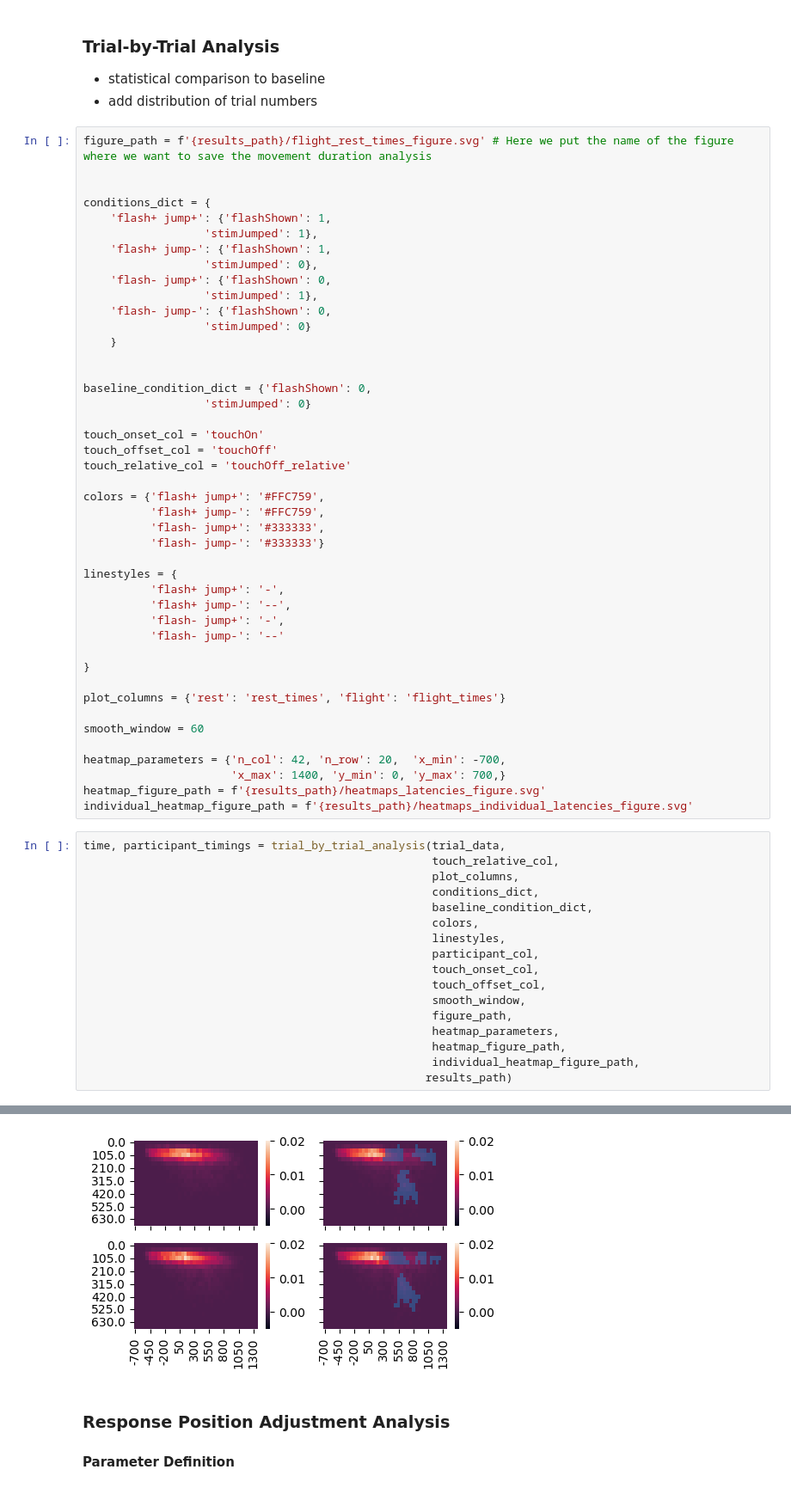
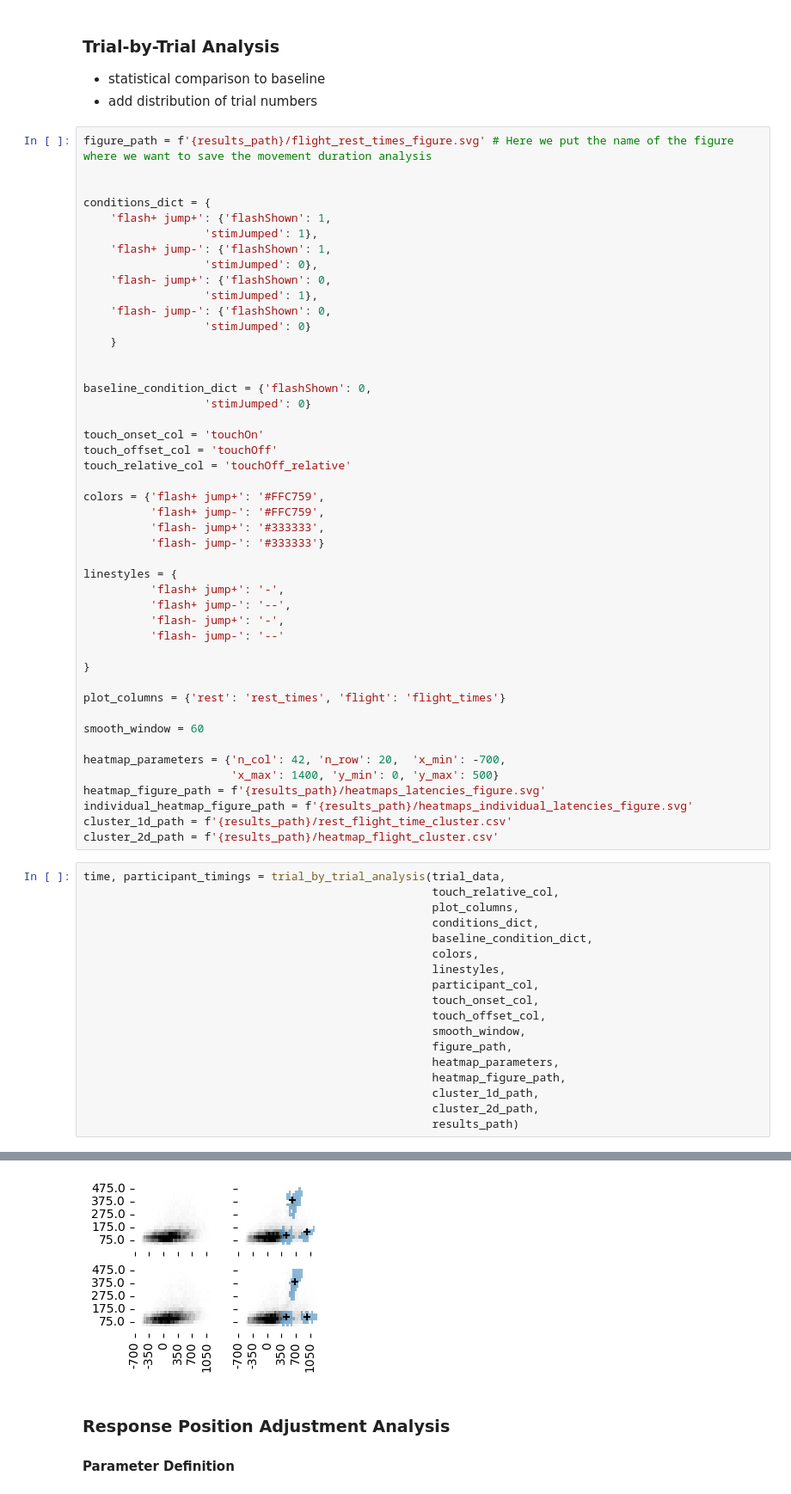
Before and after one commit to ClaraKuper/rapid_movement_inhibition, a Jupyter notebook: scripts/remote/scripts_target_polarity/Main Analysis.ipynb, the cells around one changed output, grey strips where cells are left out. Shown at 86% size. Cells and saved outputs as stored; diff of their text form.

```diff
--- a/scripts/remote/scripts_target_polarity/Main Analysis.ipynb
+++ b/scripts/remote/scripts_target_polarity/Main Analysis.ipynb
@@ -357,9 +344,11 @@ plot_columns = {'rest': 'rest_times', 'flight': 'flight_times'}
 smooth_window = 60
 
 heatmap_parameters = {'n_col': 42, 'n_row': 20,  'x_min': -700,
-                      'x_max': 1400, 'y_min': 0, 'y_max': 700,}
+                      'x_max': 1400, 'y_min': 0, 'y_max': 500}
 heatmap_figure_path = f'{results_path}/heatmaps_latencies_figure.svg'
 individual_heatmap_figure_path = f'{results_path}/heatmaps_individual_latencies_figure.svg'
+cluster_1d_path = f'{results_path}/rest_flight_time_cluster.csv'
+cluster_2d_path = f'{results_path}/heatmap_flight_cluster.csv'
 # %%
 time, participant_timings = trial_by_trial_analysis(trial_data,
                                                     touch_relative_col,
@@ -375,6 +364,7 @@ time, participant_timings = trial_by_trial_analysis(trial_data,
                                                     figure_path,
                                                     heatmap_parameters,
                                                     heatmap_figure_path,
-                                                    individual_heatmap_figure_path,
-                                                   results_path)
+                                                    cluster_1d_path,
+                                                    cluster_2d_path,
+                                                    results_path)
 # %% [output]
@@ -401,5 +371,5 @@ cluster lasts 140
 [figure]
-[figure, old version]
+[figure, new version]
 # %% [markdown]
 ### Response Position Adjustment Analysis
 #### Parameter Definition
```
Also changed, not shown: parts of 8 cells of this notebook, 8 other files.
